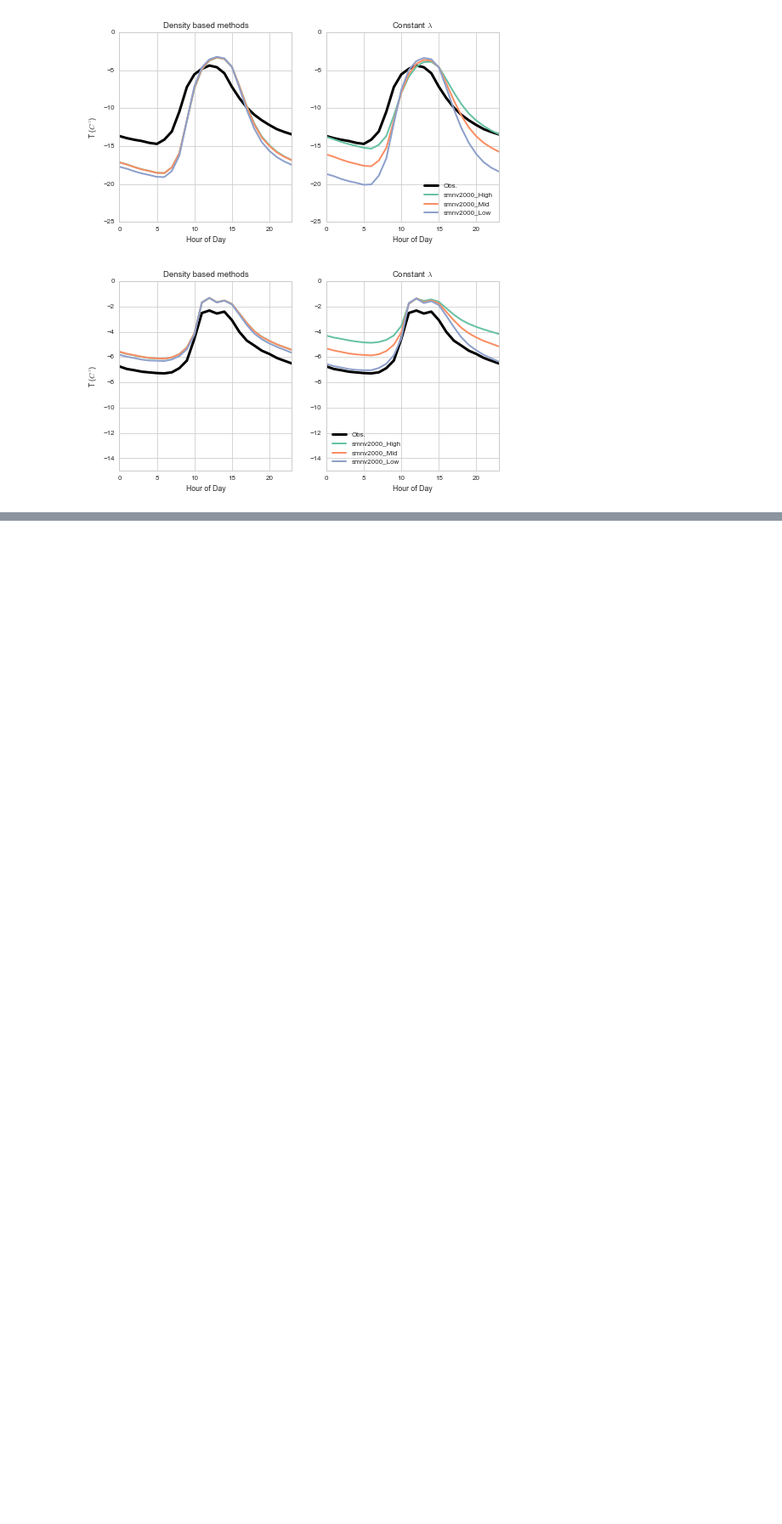
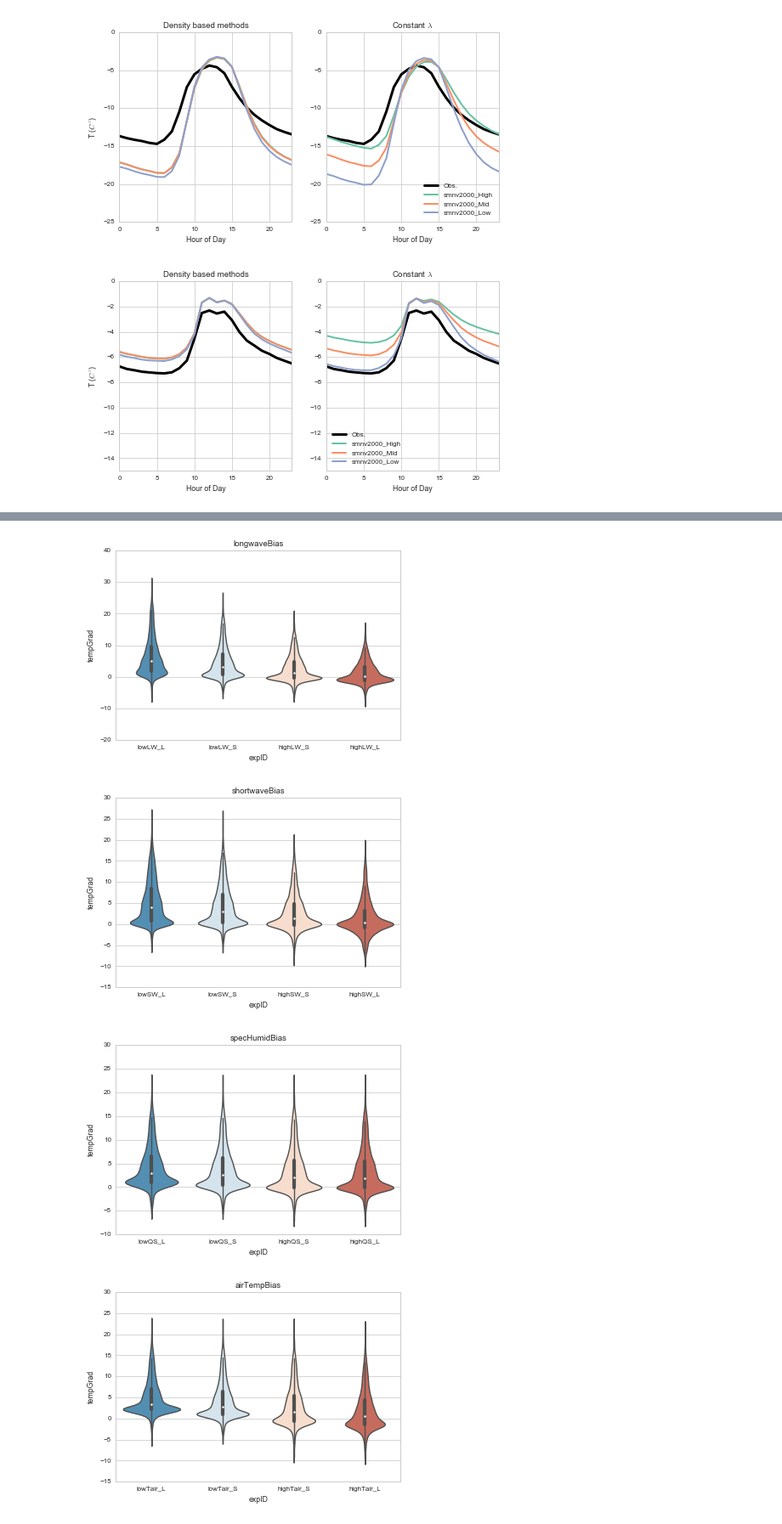
Before and after one commit to klapo/ModTsfc, a Jupyter notebook: ModTsfc.summaResults.diurnalTs.ipynb, the cells around one changed output, grey strips where cells are left out. Shown at 85% size. Drawn from its saved outputs; the diff is of its cells as text; code cells hidden in the pictures; blank space fills up the shorter version.

```diff
--- a/ModTsfc.summaResults.diurnalTs.ipynb
+++ b/ModTsfc.summaResults.diurnalTs.ipynb
@@ -562,0 +425,28 @@ axes[5].set_visible(False)
+# %%
+def diurnalCriteria(ax, ds, criteria, plotVar='scalarSnowTemp',
+                    iterVar=None, labels=None, ls='-',
+                    palette='Set1', ylims=[-25, 0]):
+    # Tsurf scatter plot
+    hours = np.arange(0, 24)
+    ds = ds.where(criteria)
+
+    with sns.color_palette(palette):
+        if iterVar is None:
+            iterVar = ds.expID
+
+        for n, e in enumerate(iterVar):
+            if not labels is None:
+                l = labels[n]
+            else:
+                l = None
+            if plotVar == 'scalarSnowTemp':
+                ax.plot(hours, ds.sel(expID=e)[plotVar].groupby('time.hour').mean(dim='time') - 273.15,
+                        label=l, linewidth=2)
+            else:
+                ax.plot(hours, ds.sel(expID=e)[plotVar].groupby('time.hour').mean(dim='time'),
+                        label=l, linewidth=2)
+        ax.set_xlim(0, 23)
+        ax.set_ylim(ylims[0], ylims[1])
+        ax.set_xlabel('Hour of Day')
+        if not labels is None:
+            ax.legend(loc='best')
@@ -562,0 +580,12 @@ axes[5].set_visible(False)
+# %%
+CDP['tempGrad'] = CDPforce.Tair - (CDP.scalarSnowTemp - 273.15)
+for e in expMetUnc:
+    plt.figure()
+    tempGrad = CDP.swap_dims({'expID': 'exp'}).sel(exp=e).swap_dims({'exp': 'expID'})
+    sns.violinplot(x='expID', y='tempGrad', data=tempGrad.to_dataframe().reset_index())
+    plt.gca().set_title(e)
+# %% [output]
+[figure, added]
+[figure, added]
+[figure, added]
+[figure, added]
```
Also changed, not shown: parts of 11 cells of this notebook.
